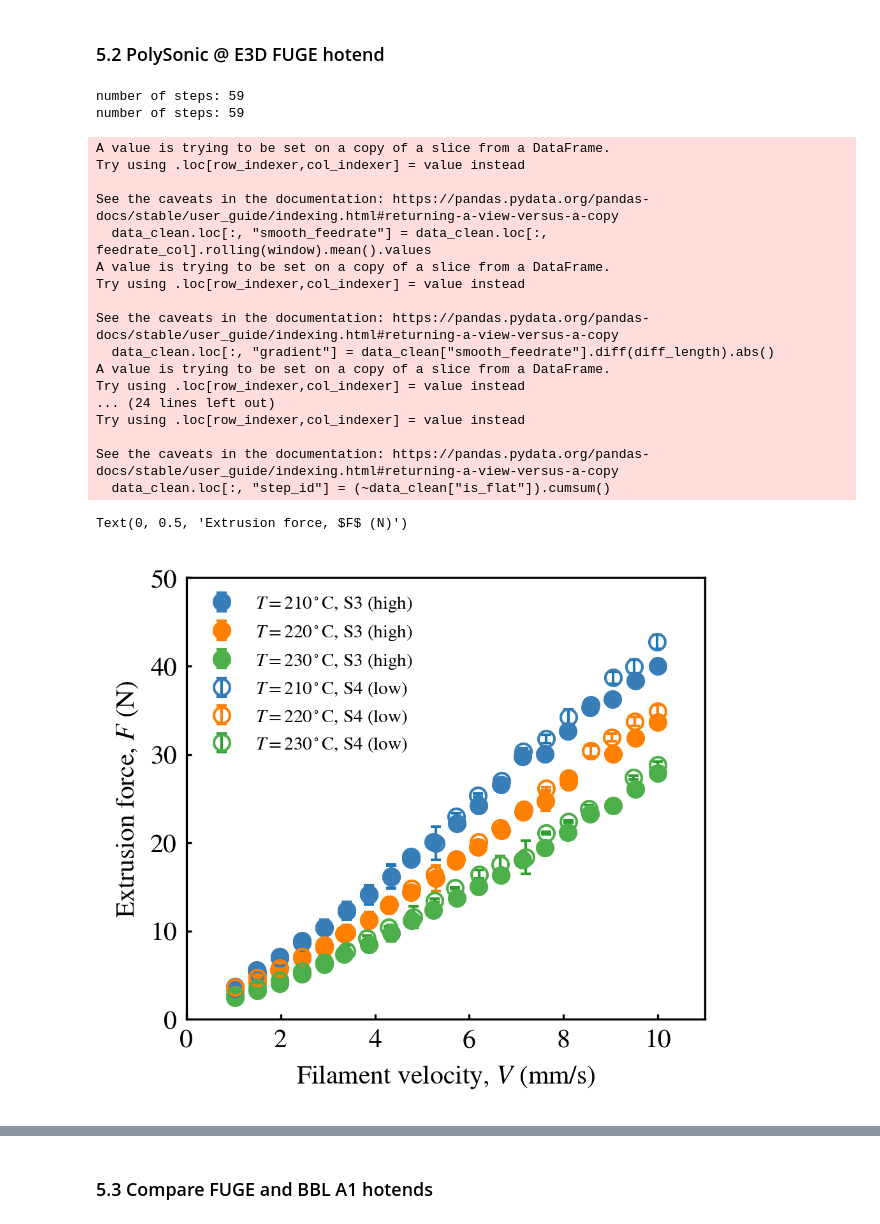
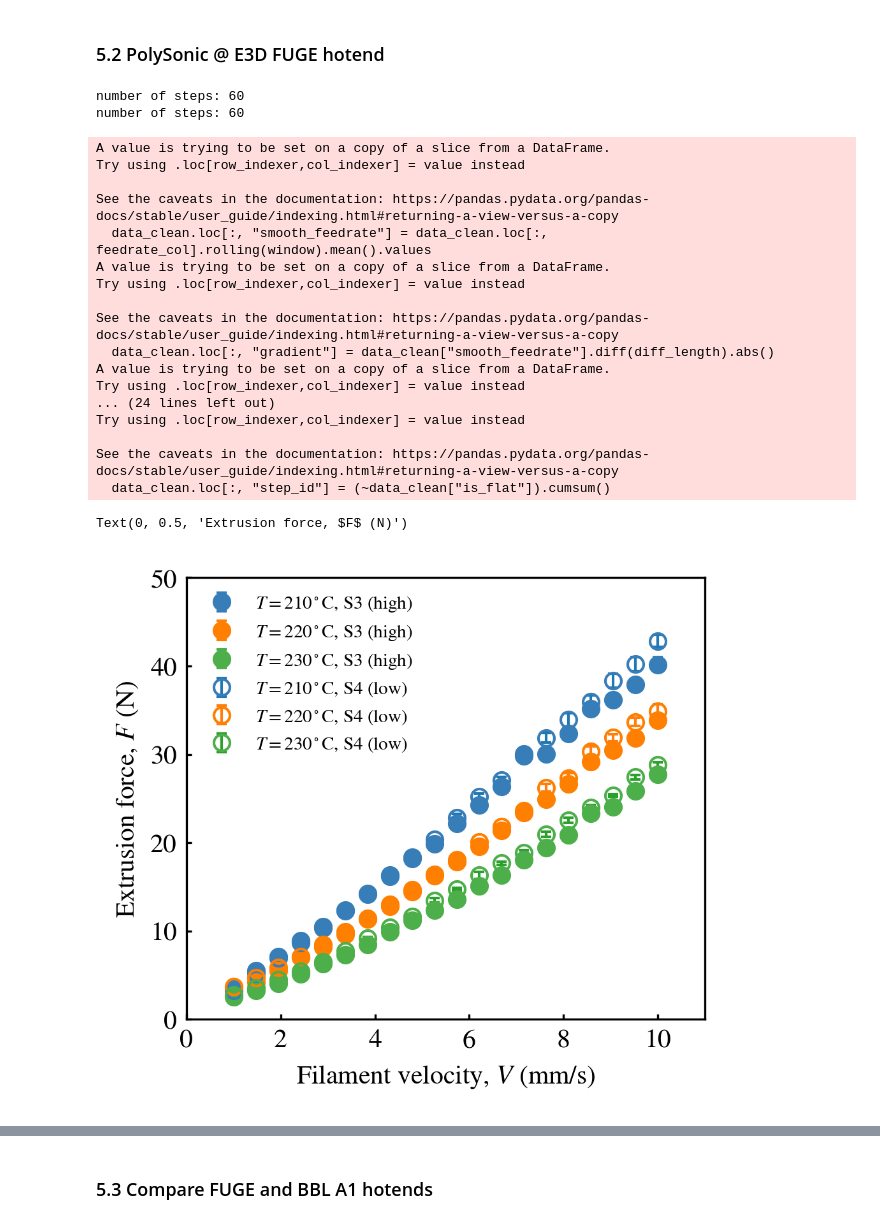
Before and after one commit to ZLoverty/ETP, a Jupyter notebook: Code/extrusion_force.ipynb, the cells around one changed output, grey strips where cells are left out. Saved outputs shown, nothing was run; the diff lists cells and outputs as text; code cells hidden in the pictures.

Commit message:
analyze E3D FUGE data

```diff
--- a/Code/extrusion_force.ipynb
+++ b/Code/extrusion_force.ipynb
@@ -603,11 +640,11 @@ filename4 = "20251222_121026_autosave-4.csv"
 data3 = pd.read_csv(folder / filename3)
 data4 = pd.read_csv(folder / filename4)
 # %%
-cleaned_steps3, data_clean = clean_data(data3)
-cleaned_steps4, data_clean = clean_data(data4)
+cleaned_steps3, data_clean = clean_data(data3, step_length=200)
+cleaned_steps4, data_clean = clean_data(data4, step_length=200)
 # %% [output]
-number of steps: 59
-number of steps: 59
+number of steps: 60
+number of steps: 60
 A value is trying to be set on a copy of a slice from a DataFrame.
 Try using .loc[row_indexer,col_indexer] = value instead
 
@@ -631,53 +668,69 @@ Ts = [210, 220, 230]
 Trange = 2
 organized_data3_fuge = {}
 for T in Ts:
-    organized_data3_fuge[T] = {"vels":[], "forces":[], "forces_std":[]}
+    organized_data3_fuge[T] = {"vels":[], "forces":[], "forces_std":[], "dieswell": [], "dieswell_std": [], "dietemp": [], "dietemp_std": []}
 
 for step in cleaned_steps3:
     temp = step["hotend_temperature_C"].mean()
     vel = step["feedrate_mms"].mean()
     force_mean = step["extrusion_force_N"].mean()
     force_std = step["extrusion_force_N"].std()
+    dieswell_mean = step["die_diameter_px"].mean()
+    dieswell_std = step["die_diameter_px"].std()
+    dietemp_mean = step["die_temperature_C"].mean()
+    dietemp_std = step["die_temperature_C"].std()
     for T in Ts:
         if temp > T-Trange and temp < T+Trange:
             organized_data3_fuge[T]["vels"].append(vel)
             organized_data3_fuge[T]["forces"].append(force_mean)
             organized_data3_fuge[T]["forces_std"].append(force_std)
+            organized_data3_fuge[T]["dieswell"].append(dieswell_mean)
+            organized_data3_fuge[T]["dieswell_std"].append(dieswell_std)
+            organized_data3_fuge[T]["dietemp"].append(dietemp_mean)
+            organized_data3_fuge[T]["dietemp_std"].append(dietemp_std)
 # %%
 Ts = [210, 220, 230]
 Trange = 2
-organized_data4 = {}
+organized_data4_fuge = {}
 for T in Ts:
-    organized_data4[T] = {"vels":[], "forces":[], "forces_std":[]}
+    organized_data4_fuge[T] = {"vels":[], "forces":[], "forces_std":[], "dieswell": [], "dieswell_std": [], "dietemp": [], "dietemp_std": []}
 
 for step in cleaned_steps4:
     temp = step["hotend_temperature_C"].mean()
     vel = step["feedrate_mms"].mean()
     force_mean = step["extrusion_force_N"].mean()
     force_std = step["extrusion_force_N"].std()
+    dieswell_mean = step["die_diameter_px"].mean()
+    dieswell_std = step["die_diameter_px"].std()
+    dietemp_mean = step["die_temperature_C"].mean()
+    dietemp_std = step["die_temperature_C"].std()
     for T in Ts:
         if temp > T-Trange and temp < T+Trange:
-            organized_data4[T]["vels"].append(vel)
-            organized_data4[T]["forces"].append(force_mean)
-            organized_data4[T]["forces_std"].append(force_std)
+            organized_data4_fuge[T]["vels"].append(vel)
+            organized_data4_fuge[T]["forces"].append(force_mean)
+            organized_data4_fuge[T]["forces_std"].append(force_std)
+            organized_data4_fuge[T]["dieswell"].append(dieswell_mean)
+            organized_data4_fuge[T]["dieswell_std"].append(dieswell_std)
+            organized_data4_fuge[T]["dietemp"].append(dietemp_mean)
+            organized_data4_fuge[T]["dietemp_std"].append(dietemp_std)
 # %%
 fig, ax = plt.subplots(figsize=(3.5, 3), dpi=300)
-for i, T in enumerate(organized_data3.keys()):
-    vels = organized_data3[T]["vels"]
-    forces = organized_data3[T]["forces"]
-    forces_std = organized_data3[T]["forces_std"]
+for i, T in enumerate(organized_data3_fuge.keys()):
+    vels = organized_data3_fuge[T]["vels"]
+    forces = organized_data3_fuge[T]["forces"]
+    forces_std = organized_data3_fuge[T]["forces_std"]
     ax.errorbar(vels, forces, yerr=forces_std, marker="o", ls="", lw=1, capsize=2, color=bestcolor(i), label=f"$T={T}^\\circ$C, S3 (high)")
 
-for i, T in enumerate(organized_data4.keys()):
-    vels = organized_data4[T]["vels"]
-    forces = organized_data4[T]["forces"]
-    forces_std = organized_data4[T]["forces_std"]
+for i, T in enumerate(organized_data4_fuge.keys()):
+    vels = organized_data4_fuge[T]["vels"]
+    forces = organized_data4_fuge[T]["forces"]
+    forces_std = organized_data4_fuge[T]["forces_std"]
     ax.errorbar(vels, forces, yerr=forces_std, marker="o", ls="", lw=1, capsize=2, mfc=(0,0,0,0), mec=bestcolor(i), label=f"$T={T}^\\circ$C, S4 (low)")
 ax.legend(fontsize=7, frameon=False)
 ax.set_xlim(0, 11)
 ax.set_ylim(0, 50)
 ax.set_xlabel("Filament velocity, $V$ (mm/s)")
 ax.set_ylabel("Extrusion force, $F$ (N)")
 # %% [output]
 Text(0, 0.5, 'Extrusion force, $F$ (N)')
-[figure, old version]
+[figure, new version]
```
Also changed, not shown: parts of 19 cells of this notebook, 1 other file.
